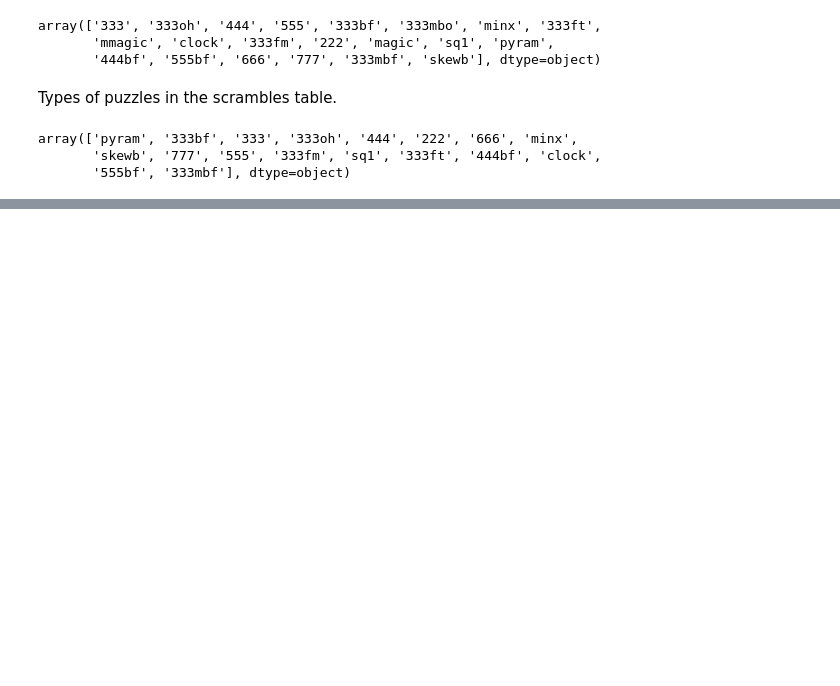
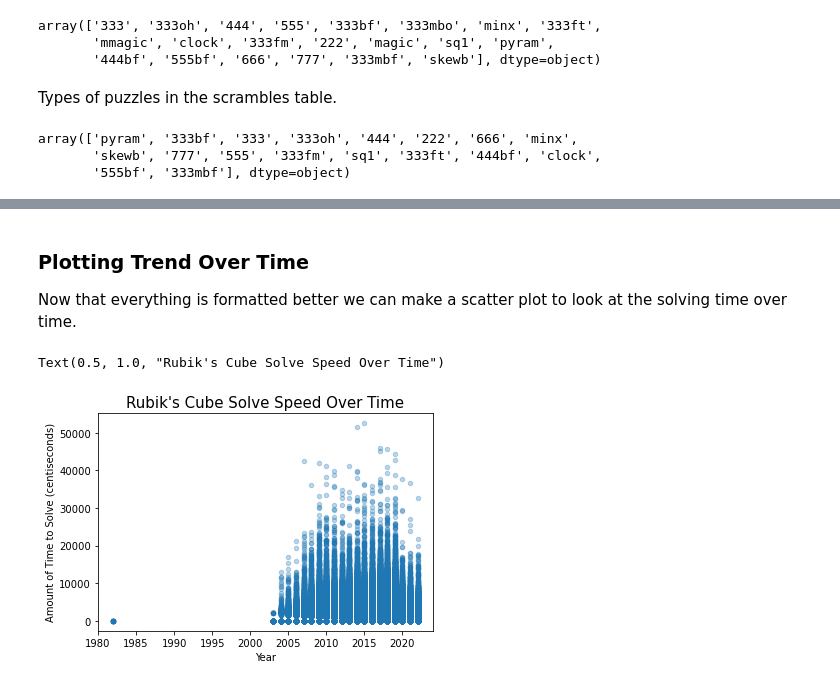
Before and after one commit to Camelot314/rubiks_analysis, a Jupyter notebook: rubicks_cubes.ipynb, the cells around one changed output, grey strips where cells are left out. Cells and saved outputs as stored; diff of their text form; code cells hidden in the pictures; blank space fills up the shorter version.

```diff
--- a/rubicks_cubes.ipynb
+++ b/rubicks_cubes.ipynb
@@ -183,0 +197,3 @@ scrambles_frame = scrambles_frame[scrambles_frame['eventId'] == '333']
+# %%
+scrambles_frame.drop('eventId', axis = 1, inplace = True)
+results_frame.drop(['eventId', 'pos', 'personId', 'personCountryId', 'regionalSingleRecord', 'regionalAverageRecord'], axis = 1, inplace = True)
@@ -183,0 +207,6 @@ scrambles_frame = scrambles_frame[scrambles_frame['eventId'] == '333']
+# %%
+# Creating temporary tables to hold the new extracted data
+extracted_results = results_frame['competitionId'].str.extract("([A-Za-z]*)(\d{4}$)", expand = True)
+extracted_scrambles = scrambles_frame['competitionId'].str.extract("([A-Za-z]*)(\d{4}$)", expand = True)
+display(extracted_results.head())
+display(extracted_scrambles.head())
@@ -183,0 +226,16 @@ scrambles_frame = scrambles_frame[scrambles_frame['eventId'] == '333']
+# %%
+# Inserting columns into results
+results_frame.insert(0, 'year', extracted_results[1])
+results_frame.insert(1, 'compName', extracted_results[0])
+# converting a string to a number
+results_frame['year'] = results_frame['year'].astype(int)
+
+# Inserting columns into scrambles
+scrambles_frame.insert(1, 'year', extracted_scrambles[1])
+scrambles_frame.insert(2, 'compName', extracted_scrambles[0])
+# Converting a string to a number
+scrambles_frame['year'] = scrambles_frame['year'].astype(int)
+
+# Viewing new tables
+display(results_frame.head())
+display(scrambles_frame.head())
@@ -183,0 +255,11 @@ scrambles_frame = scrambles_frame[scrambles_frame['eventId'] == '333']
+# %% [markdown]
+### Plotting Trend Over Time
+Now that everything is formatted better we can make a scatter plot to look at the solving time over time.
+# %%
+plot = results_frame.plot.scatter('year', 'average', alpha = 0.3)
+plot.set(ylabel="Amount of Time to Solve (centiseconds)", xlabel="Year")
+plt.rc('axes', titlesize = 15)
+plt.title("Rubik's Cube Solve Speed Over Time")
+# %% [output]
+Text(0.5, 1.0, "Rubik's Cube Solve Speed Over Time")
+[figure, added]
```
Also changed, not shown: parts of 27 cells of this notebook.
